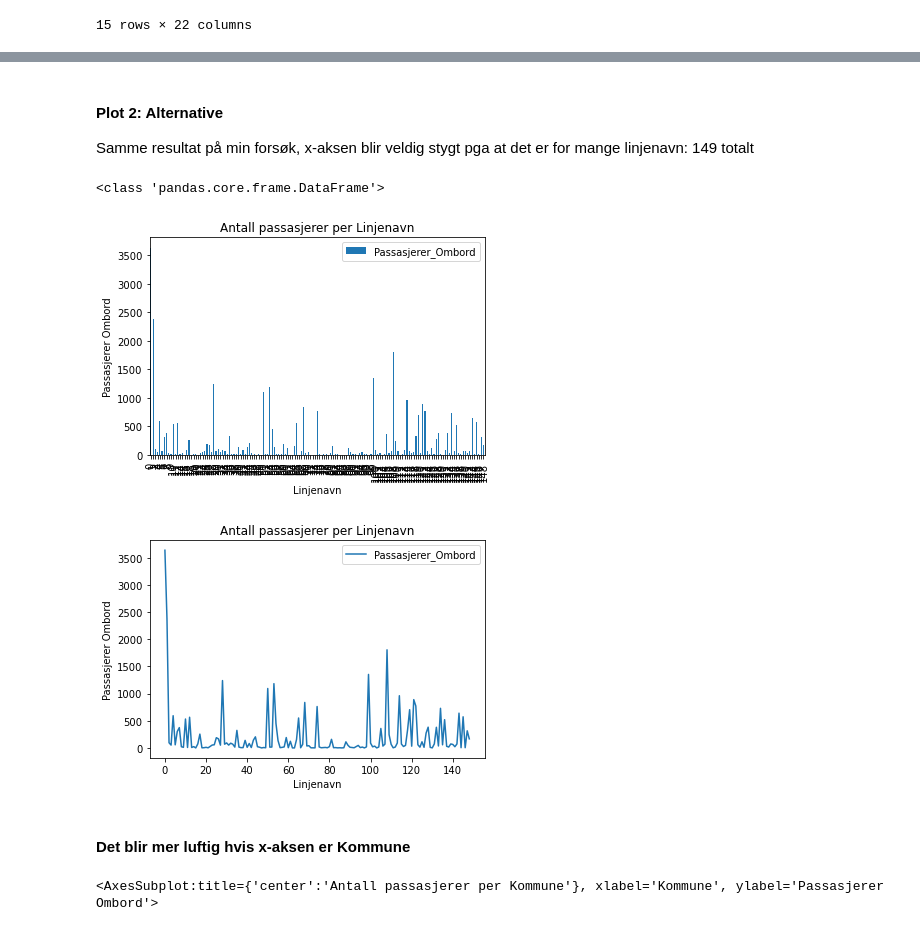
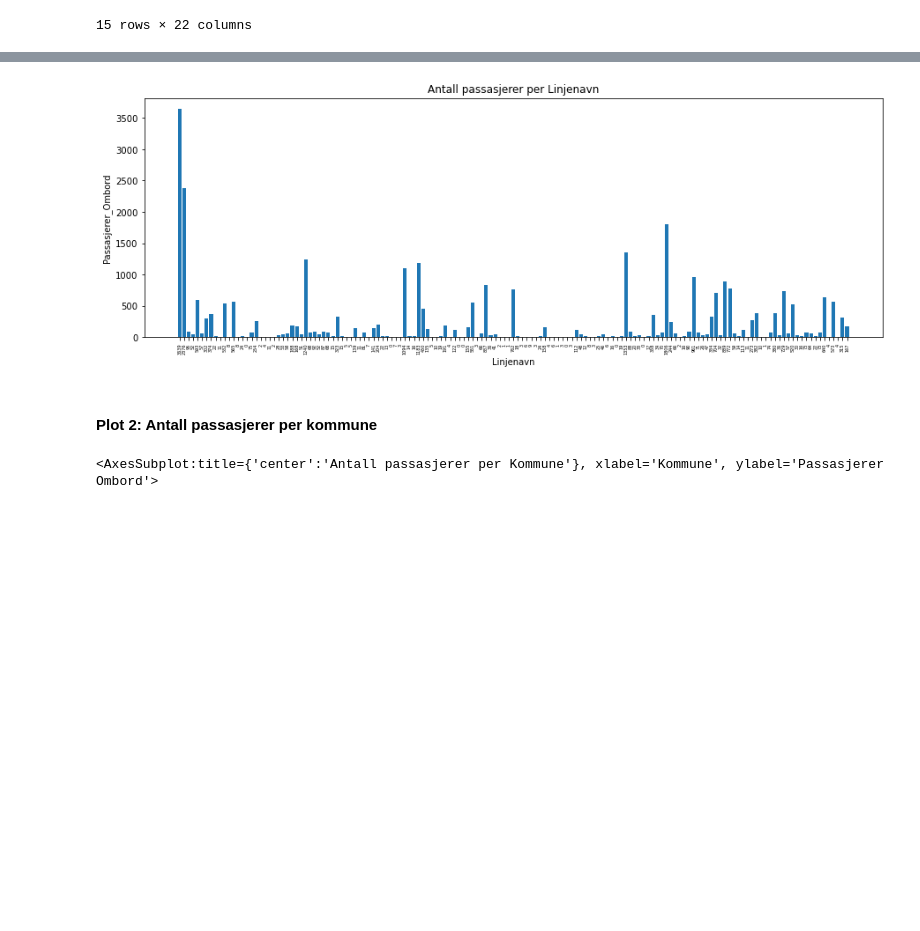
Before and after one commit to NimaAB/DAVE3625_Assignment_1, a Jupyter notebook: start.ipynb, the cells around one changed output, grey strips where cells are left out. Saved outputs shown, nothing was run; the diff lists cells and outputs as text; code cells hidden in the pictures; blank space fills up the shorter version.

Commit message:
tatt bort plot 1 og lagt plot 6 og ryddet i importene

```diff
--- a/start.ipynb
+++ b/start.ipynb
@@ -231,19 +187,26 @@ df_psngr_cts_pr_line.plot.bar(x="Linjenavn", y="Passasjerer", rot=90)
-# %% [markdown]
-#### Plot 2: Alternative
-Samme resultat på min forsøk, x-aksen blir veldig stygt pga at det er for mange linjenavn: 149 totalt
 # %%
 antall_passasjerer_per_linjenavn = df.groupby('Linjenavn', as_index=False).agg({'Passasjerer_Ombord':'sum'})
 
 # trangt x-aksen
-antall_passasjerer_per_linjenavn.plot.bar(xlabel="Linjenavn", ylabel="Passasjerer Ombord", title="Antall passasjerer per Linjenavn")
+#antall_passasjerer_per_linjenavn.plot.bar(xlabel="Linjenavn", ylabel="Passasjerer Ombord", title="Antall passasjerer per Linjenavn")
 # uklart x-aksen
-antall_passasjerer_per_linjenavn.plot.line(xlabel="Linjenavn", ylabel="Passasjerer Ombord", title="Antall passasjerer per Linjenavn")
+#antall_passasjerer_per_linjenavn.plot.line(xlabel="Linjenavn", ylabel="Passasjerer Ombord", title="Antall passasjerer per Linjenavn")
+
+#print(antall_passasjerer_per_linjenavn.info())
+x, y = antall_passasjerer_per_linjenavn['Linjenavn'], antall_passasjerer_per_linjenavn['Passasjerer_Ombord']
+plt.figure(figsize=(15,5))
+#plt.plot(x,y)
+plt.bar(x,y,alpha=1, width=0.8)
+plt.title("Antall passasjerer per Linjenavn")
+plt.xlabel("Linjenavn")
+plt.ylabel("Passasjerer_Ombord")
+plt.xticks(x, y, rotation=90)
+plt.tick_params(axis='x', which='major', labelsize=5)
+#plt.tight_layout()
 # %% [output]
-<class 'pandas.core.frame.DataFrame'>
-[figure, old version]
+[figure, new version]
-[figure, removed]
 # %% [markdown]
-#### Det blir mer luftig hvis x-aksen er Kommune
+#### Plot 2: Antall passasjerer per kommune
 # %%
 antall_passasjerer_per_kommune = df.groupby('Kommune', as_index=False).agg({'Passasjerer_Ombord':'sum'})
 antall_passasjerer_per_kommune.plot.bar(x='Kommune',ylabel='Passasjerer Ombord', title="Antall passasjerer per Kommune")
```
Also changed, not shown: parts of 7 cells of this notebook.
